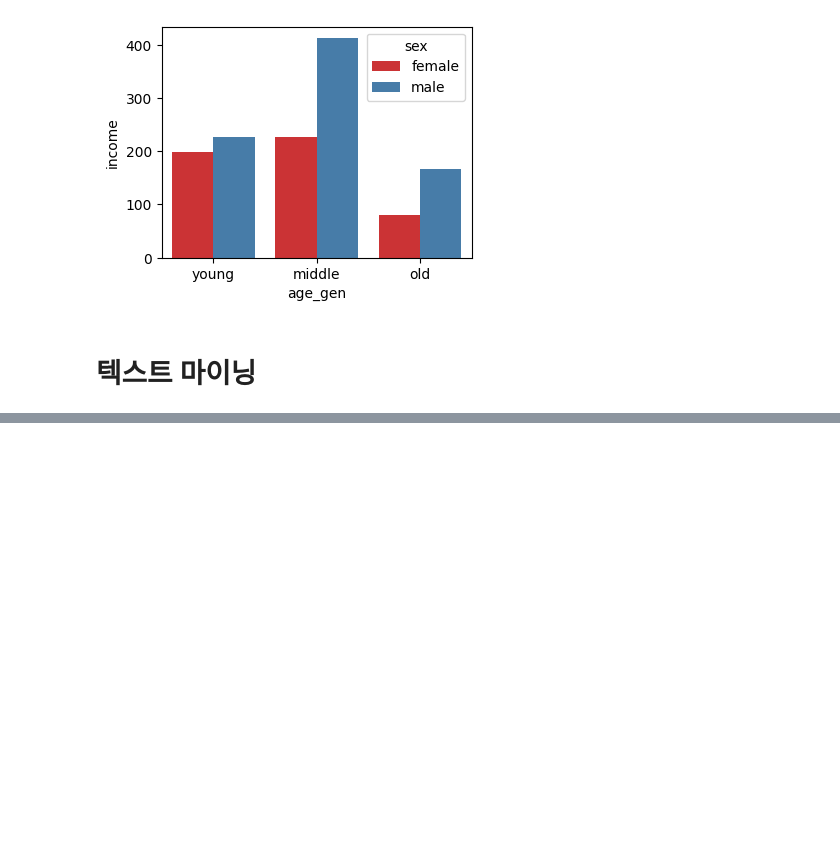
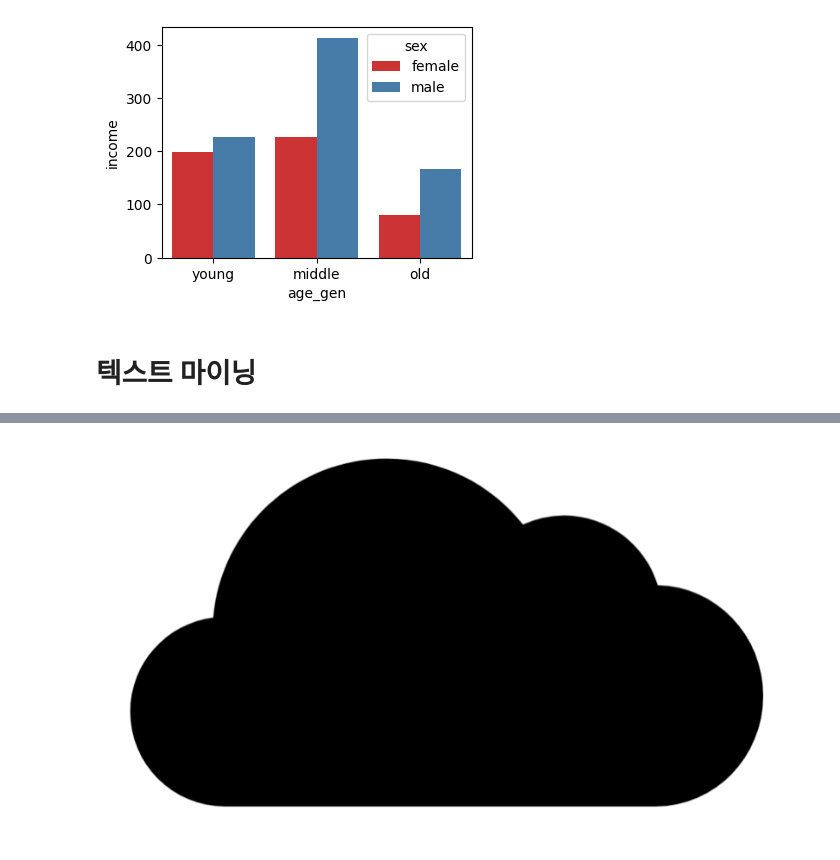
Before and after one commit to zzwony/Start_0920, a Jupyter notebook: 파이썬 창고/9.22.ipynb, the cells around one changed output, grey strips where cells are left out. Saved outputs shown, nothing was run; the diff lists cells and outputs as text; code cells hidden in the pictures; blank space fills up the shorter version.

```diff
--- a/파이썬 창고/9.22.ipynb
+++ b/파이썬 창고/9.22.ipynb
@@ -802,3 +676,0 @@ top20[:4]
-# %%
-import matplotlib.pyplot as plt
-plt.rcParams.update({'font.family':'Malgun Gothic'})
@@ -872,0 +891,6 @@ plt.imshow(img)
+# %%
+import PIL
+icon = PIL.Image.open('cloud.png')
+icon
+# %% [output]
+[figure, added]
```
Also changed, not shown: parts of 41 cells of this notebook.
